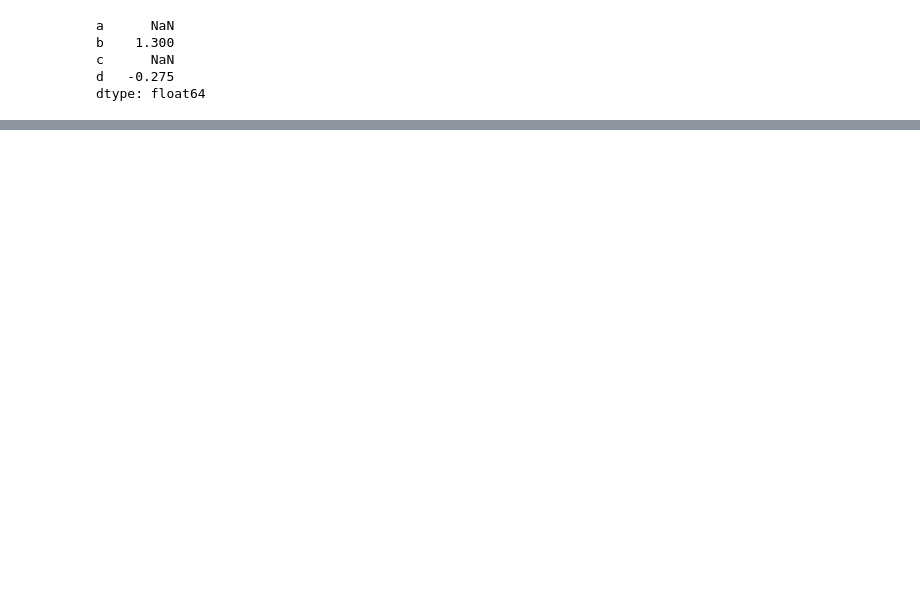
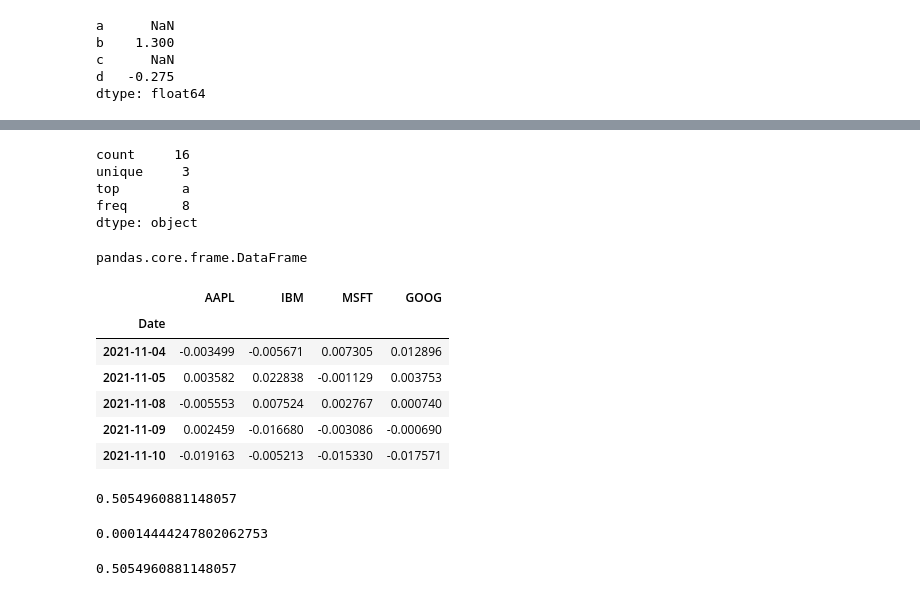
Before and after one commit to DrakeDwornik/WesCh5, a Jupyter notebook: Chapter5WorkAlong.ipynb, the cells around one changed output, grey strips where cells are left out. Cells and saved outputs as stored; diff of their text form; code cells hidden in the pictures; blank space fills up the shorter version.

```diff
--- a/Chapter5WorkAlong.ipynb
+++ b/Chapter5WorkAlong.ipynb
@@ -1409,0 +1446,8 @@ dtype: float64
+# %%
+obj.describe()
+# %% [output]
+count     16
+unique     3
+top        a
+freq       8
+dtype: object
@@ -1409,0 +1456,6 @@ dtype: float64
+# %%
+all_data = {ticker: web.get_data_yahoo(ticker)
+    for ticker in ['AAPL', 'IBM', 'MSFT', 'GOOG']}
+# %%
+price = pd.DataFrame({ticker: data['Adj Close']
+    for ticker, data in all_data.items()})
@@ -1409,0 +1465,27 @@ dtype: float64
+# %%
+returns = price.pct_change()
+type(returns)
+# %% [output]
+pandas.core.frame.DataFrame
+# %%
+returns.tail()
+# %% [output]
+|  | AAPL | IBM | MSFT | GOOG |
+| Date |  |  |  |  |
+| 2021-11-04 | -0.003499 | -0.005671 | 0.007305 | 0.012896 |
+| 2021-11-05 | 0.003582 | 0.022838 | -0.001129 | 0.003753 |
+| 2021-11-08 | -0.005553 | 0.007524 | 0.002767 | 0.000740 |
+| 2021-11-09 | 0.002459 | -0.016680 | -0.003086 | -0.000690 |
+| 2021-11-10 | -0.019163 | -0.005213 | -0.015330 | -0.017571 |
+# %%
+returns['MSFT'].corr(returns['IBM'])
+# %% [output]
+0.5054960881148057
+# %%
+returns['MSFT'].cov(returns['IBM'])
+# %% [output]
+0.00014444247802062753
+# %%
+returns.MSFT.corr(returns.IBM)
+# %% [output]
+0.5054960881148057
```
Also changed, not shown: parts of 38 cells of this notebook.
